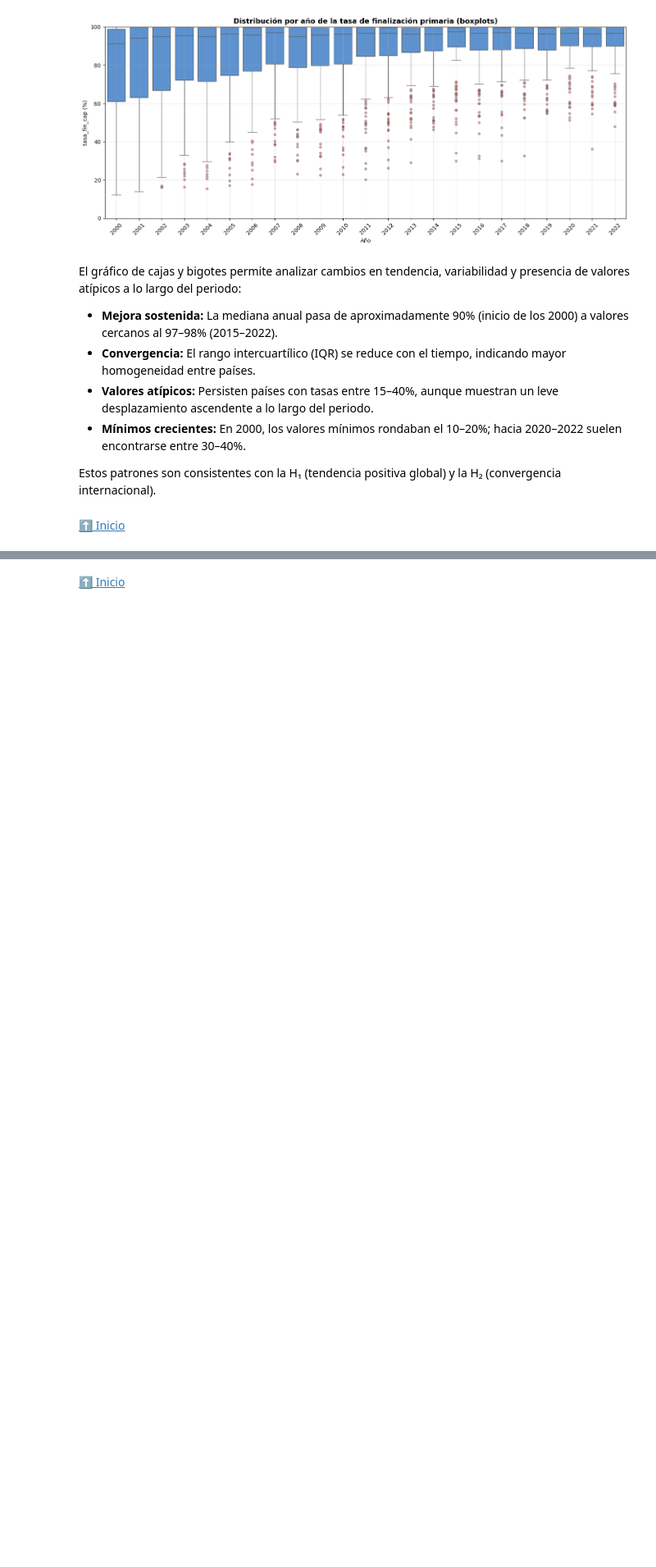
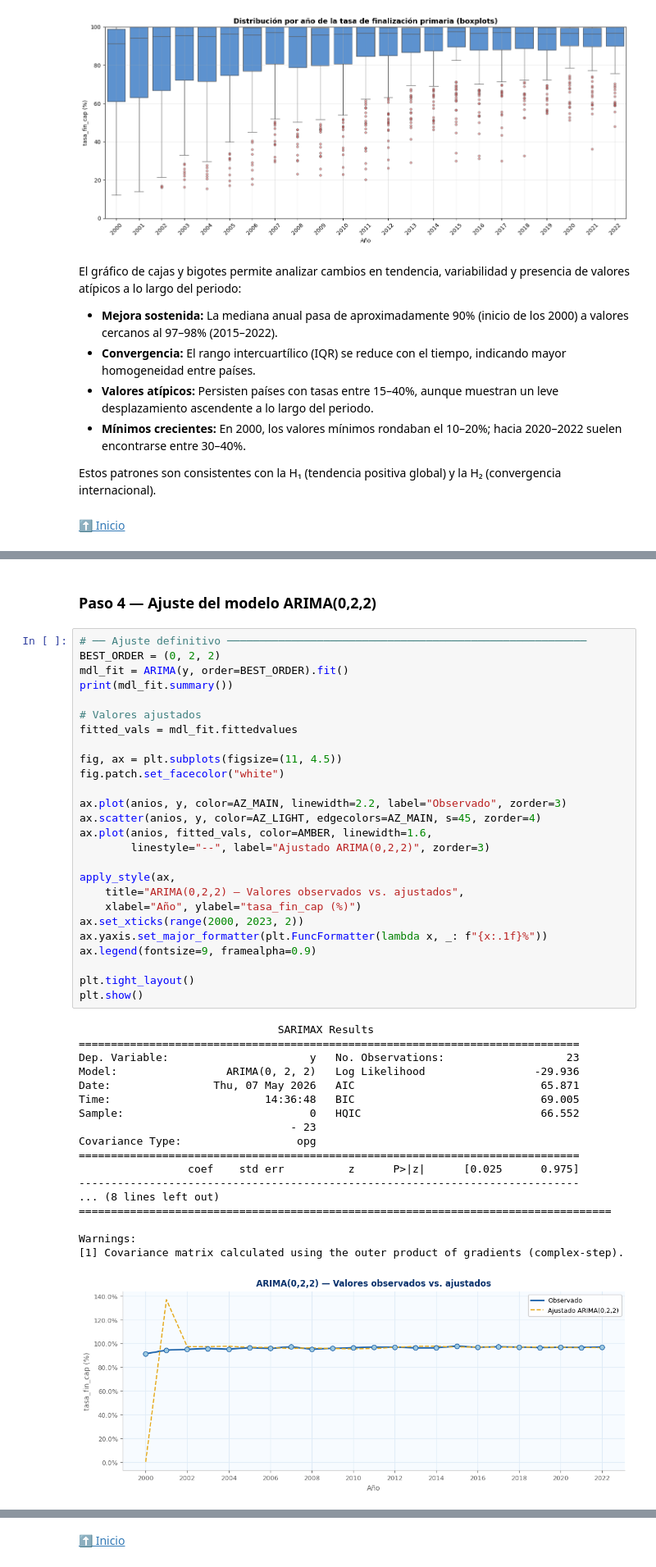
Before and after one commit to samueldavidchamorro/jbook_dataviz_2025, a Jupyter notebook: content/test.ipynb, the cells around one changed output, grey strips where cells are left out. Shown at 82% size. Cells and saved outputs as stored; diff of their text form; blank space fills up the shorter version.

```diff
--- a/content/test.ipynb
+++ b/content/test.ipynb
@@ -1061,0 +1245,47 @@ Estos patrones son consistentes con la H₁ (tendencia positiva global) y la H
+# %% [markdown]
+### Paso 4 — Ajuste del modelo ARIMA(0,2,2)
+# %%
+# ── Ajuste definitivo ────────────────────────────────────────────────────────
+BEST_ORDER = (0, 2, 2)
+mdl_fit = ARIMA(y, order=BEST_ORDER).fit()
+print(mdl_fit.summary())
+
+# Valores ajustados
+fitted_vals = mdl_fit.fittedvalues
+
+fig, ax = plt.subplots(figsize=(11, 4.5))
+fig.patch.set_facecolor("white")
+
+ax.plot(anios, y, color=AZ_MAIN, linewidth=2.2, label="Observado", zorder=3)
+ax.scatter(anios, y, color=AZ_LIGHT, edgecolors=AZ_MAIN, s=45, zorder=4)
+ax.plot(anios, fitted_vals, color=AMBER, linewidth=1.6,
+        linestyle="--", label="Ajustado ARIMA(0,2,2)", zorder=3)
+
+apply_style(ax,
+    title="ARIMA(0,2,2) — Valores observados vs. ajustados",
+    xlabel="Año", ylabel="tasa_fin_cap (%)")
+ax.set_xticks(range(2000, 2023, 2))
+ax.yaxis.set_major_formatter(plt.FuncFormatter(lambda x, _: f"{x:.1f}%"))
+ax.legend(fontsize=9, framealpha=0.9)
+
+plt.tight_layout()
+plt.show()
+# %% [output]
+                               SARIMAX Results
+==============================================================================
+Dep. Variable:                      y   No. Observations:                   23
+Model:                 ARIMA(0, 2, 2)   Log Likelihood                 -29.936
+Date:                Thu, 07 May 2026   AIC                             65.871
+Time:                        14:36:48   BIC                             69.005
+Sample:                             0   HQIC                            66.552
+                                 - 23
+Covariance Type:                  opg
+==============================================================================
+                 coef    std err          z      P>|z|      [0.025      0.975]
+------------------------------------------------------------------------------
+... (8 lines left out)
+===================================================================================
+
+Warnings:
+[1] Covariance matrix calculated using the outer product of gradients (complex-step).
+[figure, added]
```
Also changed, not shown: parts of 23 cells of this notebook.
